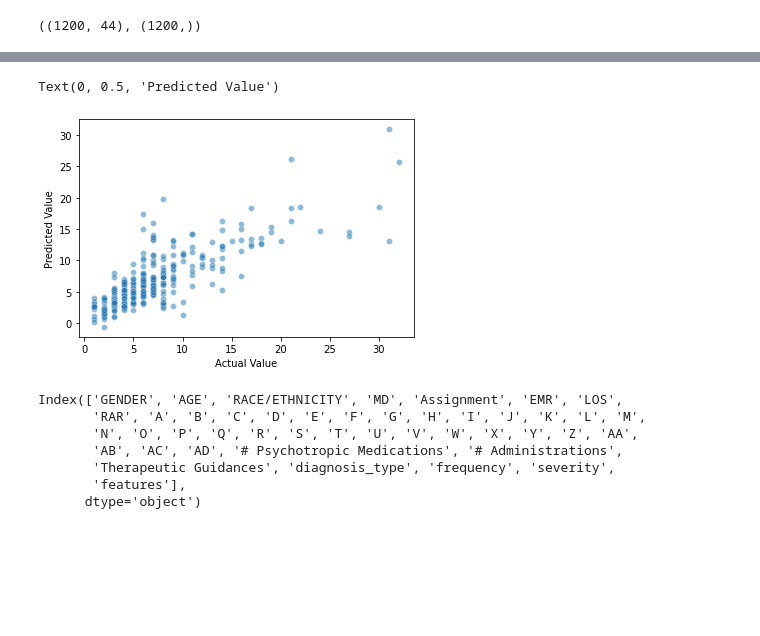
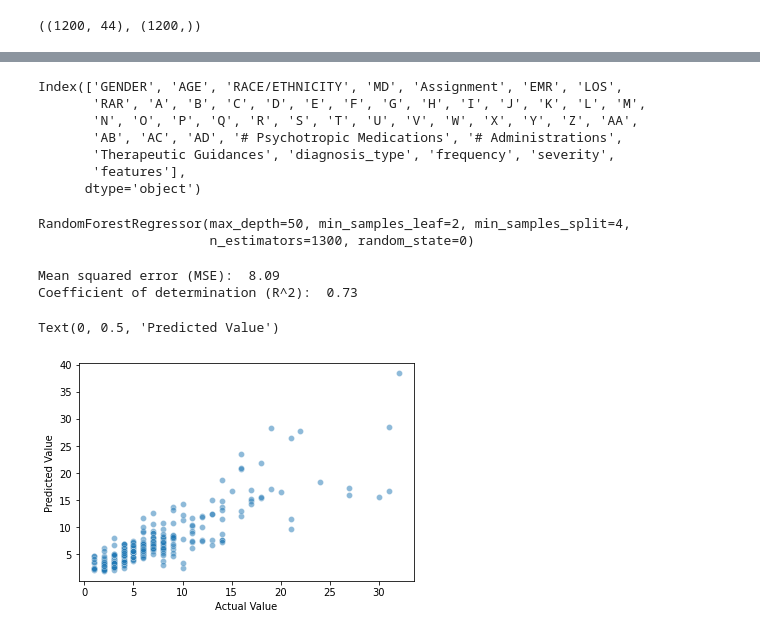
Before and after one commit to dominik-bietsch/kaggle_projects, a Jupyter notebook: cyp_LOS_regression.ipynb, the cells around one changed output, grey strips where cells are left out. Cells and saved outputs as stored; diff of their text form; code cells hidden in the pictures; blank space fills up the shorter version.

```diff
--- a/cyp_LOS_regression.ipynb
+++ b/cyp_LOS_regression.ipynb
@@ -301,13 +331,3 @@ Coefficient of determination (R^2):  0.64
-# %%
-import seaborn as sns
-
-sns.scatterplot(y_test, y_pred, alpha=0.5, )
-plt.xlabel('Actual Value')
-# Set y-axis label
-plt.ylabel('Predicted Value')
-# %% [output]
-Text(0, 0.5, 'Predicted Value')
-[figure, removed]
 # %%
 print(df.columns)
 # %% [output]
@@ -318,3 +338,53 @@ Index(['GENDER', 'AGE', 'RACE/ETHNICITY', 'MD', 'Assignment', 'EMR', 'LOS',
        'Therapeutic Guidances', 'diagnosis_type', 'frequency', 'severity',
        'features'],
       dtype='object')
+# %%
+
+from sklearn.ensemble import RandomForestRegressor
+from sklearn.metrics import mean_squared_error, r2_score
+from sklearn.model_selection import RandomizedSearchCV
+
+# define parameter space that is to be searched
+n_estimators = np.arange(100, 2000, step=100)
+max_features = ["auto", "sqrt", "log2"]
+max_depth = list(np.arange(10, 100, step=10)) + [None]
+min_samples_split = np.arange(2, 10, step=2)
+min_samples_leaf = [1, 2, 4]
+bootstrap = [True, False]
+
+parameter_space = {
+    "n_estimators": n_estimators,
+    "max_features": max_features,
+    "max_depth": max_depth,
+    "min_samples_split": min_samples_split,
+    "min_samples_leaf": min_samples_leaf,
+    "bootstrap": bootstrap,
+}
+
+model = RandomForestRegressor(random_state=0)
+
+clf = RandomizedSearchCV(model, parameter_space, n_jobs=-1, cv=3)
+clf.fit(X_train, y_train)
+
+# get best hyperparameter combination - best estimator
+print(clf.best_estimator_)
+# %% [output]
+RandomForestRegressor(max_depth=50, min_samples_leaf=2, min_samples_split=4,
+                      n_estimators=1300, random_state=0)
+# %%
+model = clf.best_estimator_
+
+y_pred = model.predict(X_test)
+
+print(f"Mean squared error (MSE): ", round(mean_squared_error(y_test, y_pred),2))
+print(f"Coefficient of determination (R^2): ", round(r2_score(y_test, y_pred),2))
+
+sns.scatterplot(y_test, y_pred, alpha=0.5, )
+plt.xlabel('Actual Value')
+# Set y-axis label
+plt.ylabel('Predicted Value')
+# %% [output]
+Mean squared error (MSE):  8.09
+Coefficient of determination (R^2):  0.73
+Text(0, 0.5, 'Predicted Value')
+[figure, added]
```
Also changed, not shown: parts of 9 cells of this notebook.
